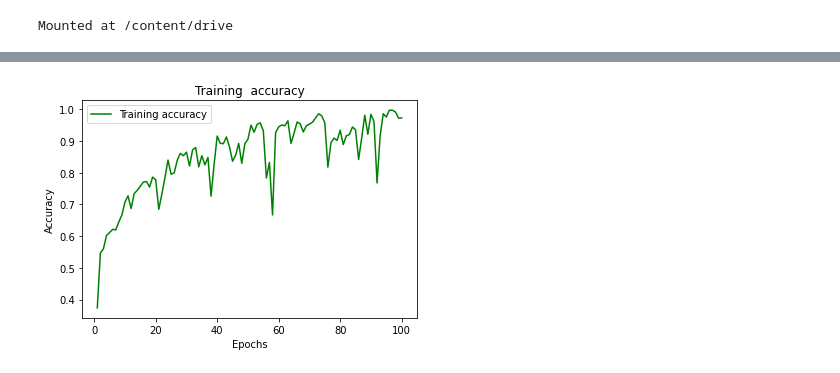
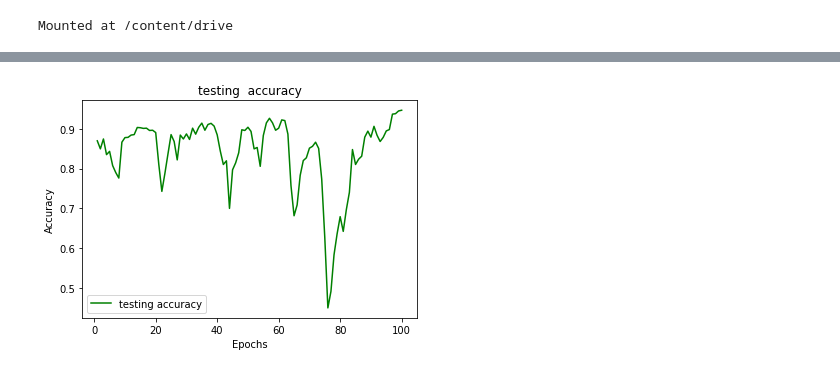
Before and after one commit to waqasde/AIQ2_Waqas_Ahmad_PIAIC139128, a Jupyter notebook: Flowers_Recognition.ipynb, the cells around one changed output, grey strips where cells are left out. Cells and saved outputs as stored; diff of their text form; code cells hidden in the pictures.

```diff
--- a/Flowers_Recognition.ipynb
+++ b/Flowers_Recognition.ipynb
@@ -109,7 +109,7 @@ tulip = UpdateImage("/content/drive/MyDrive/Colab Notebooks/flowers/tulip", 4)
 data_array = np.vstack((daisy, dandelion, rose, sunflower, tulip))
 np.random.shuffle(data_array)
 # %%
-train_data, test_data, train_labels, test_labels=train_test_split(data_array[0:,:-1], data_array[:,-1])
+train_data, test_data, train_labels, test_labels=train_test_split(data_array[0:,:-1], data_array[:,-1], test_size=0.4, random_state = 0)
 # %%
 train_labels = to_categorical(train_labels)
 test_labels = to_categorical(test_labels)
@@ -127,6 +126,6 @@ def build_model():
   return model
 model=build_model()
 # %%
-history=model.fit(train_data,train_labels, epochs =100, batch_size=25)
+history=model.fit(train_data,train_labels, epochs =100, batch_size=512 )
 # %% [output]
 Epoch 1/100
@@ -183,4 +182,4 @@ plt.show()
 # %%
-historyTest=model.fit(test_data,test_labels, epochs =100, batch_size=25)
+historyTest=model.fit(test_data,test_labels, epochs =100, batch_size=512)
 # %% [output]
 Epoch 1/100
@@ -210,17 +209,17 @@ accuracy: 83.63%
 # %%
 #Visualizing Training and Validation Accuracy
 loss_test = historyTest.history['accuracy']
 
 epochs = range(1,101)
-plt.plot(epochs, loss_test, 'g', label='Training accuracy')
+plt.plot(epochs, loss_test, 'g', label='testing accuracy')
 
-plt.title('Training  accuracy')
+plt.title('testing  accuracy')
 plt.xlabel('Epochs')
 plt.ylabel('Accuracy')
 plt.legend()
 plt.show()
 # %% [output]
-[figure, old version]
+[figure, new version]
 # %%
 for i in range(200):
     print("train",train_data[i],"test",test_data[i])
```
Also changed, not shown: parts of 8 cells of this notebook.
